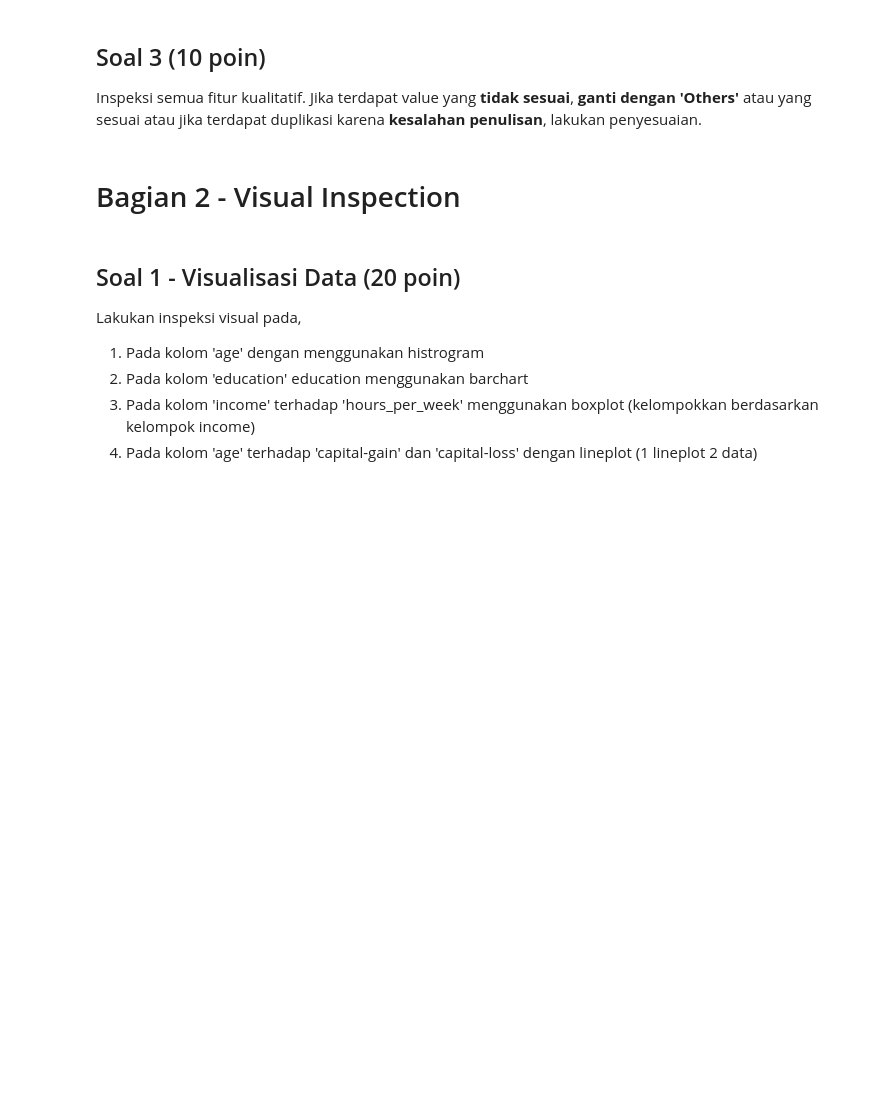
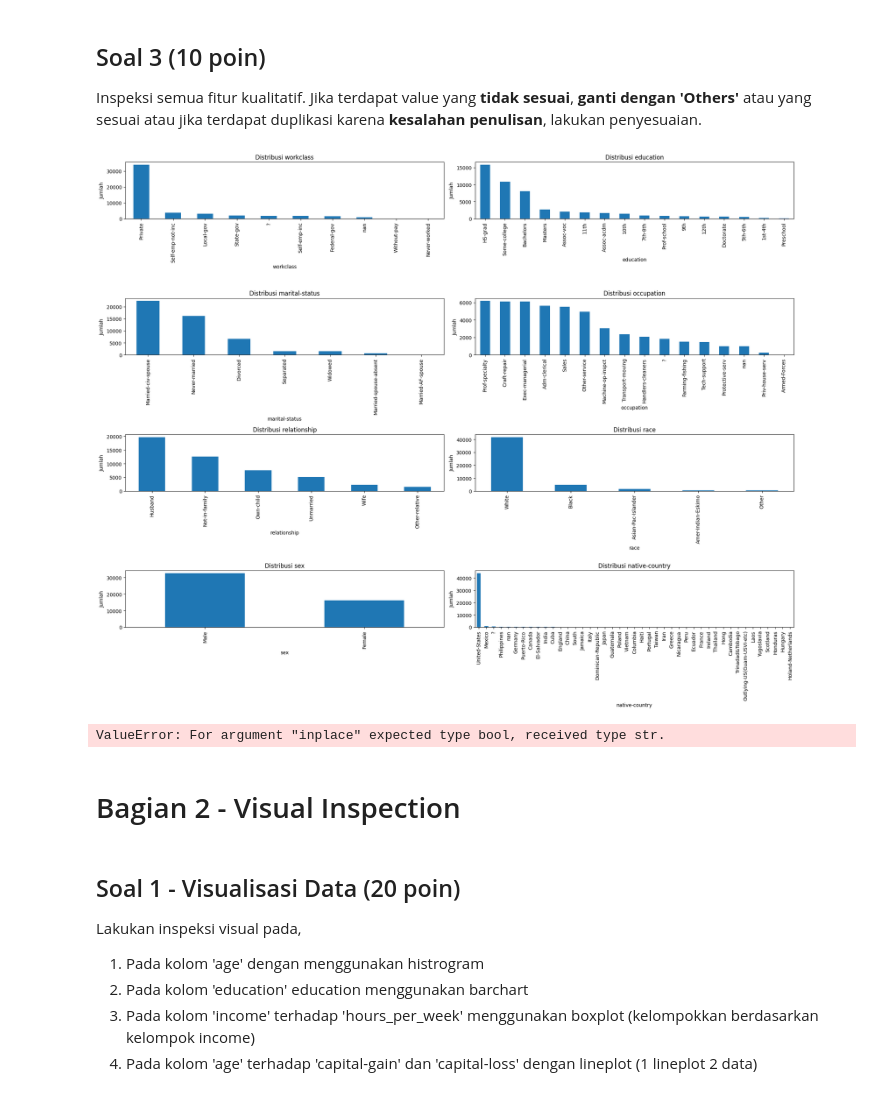
Before and after one commit to Raudhil/Quiz1_MachineLearning, a Jupyter notebook: KUIS1_MachineLearning.ipynb, the cells around one changed output. Cells and saved outputs as stored; diff of their text form; code cells hidden in the pictures; blank space fills up the shorter version.

```diff
--- a/KUIS1_MachineLearning.ipynb
+++ b/KUIS1_MachineLearning.ipynb
@@ -81,4 +102,7 @@ adult_income.metadata
 # %%
 # Jawab Soal 2
 # Kerjakan pada cell ini
+df['workclass'].fillna(value="Private", inplace=True);
+df['occupation'].fillna(value="Prof-specialty", inplace=True);
+df['native-country'].fillna(value="United-States", inplace=True);
 # Anda diperbolehkan menambah cell jika diperlukan
@@ -92,3 +151,26 @@ Inspeksi semua fitur kualitatif. Jika terdapat value yang **tidak sesuai**, **ga
+# %%
+# Jawab Soal 2
+# Kerjakan pada cell ini
+cat_cols = ['workclass', 'education','marital-status','occupation','relationship','race','sex','native-country']
+
+fig, axes = plt.subplots(4,2,figsize=(20, 16))
+axes = axes.flatten()
+
+for i, col in enumerate(cat_cols):
+    df[col].value_counts(dropna=False).plot(kind='bar', ax=axes[i])
+    axes[i].set_title(f'Distribusi {col}')
+    axes[i].set_xlabel(col)
+    axes[i].set_ylabel('Jumlah')
+
+plt.tight_layout()
+plt.show()
+# Anda diperbolehkan menambah cell jika diperlukan
+# %% [output]
+[figure, added]
+# %%
+df['workclass'].fillna(value="Other", inplace=True)
+# %% [output]
+ValueError: For argument "inplace" expected type bool, received type str.
 # %% [markdown]
 # Bagian 2 - Visual Inspection
 # %% [markdown]
```
Also changed, not shown: parts of 5 cells of this notebook.
